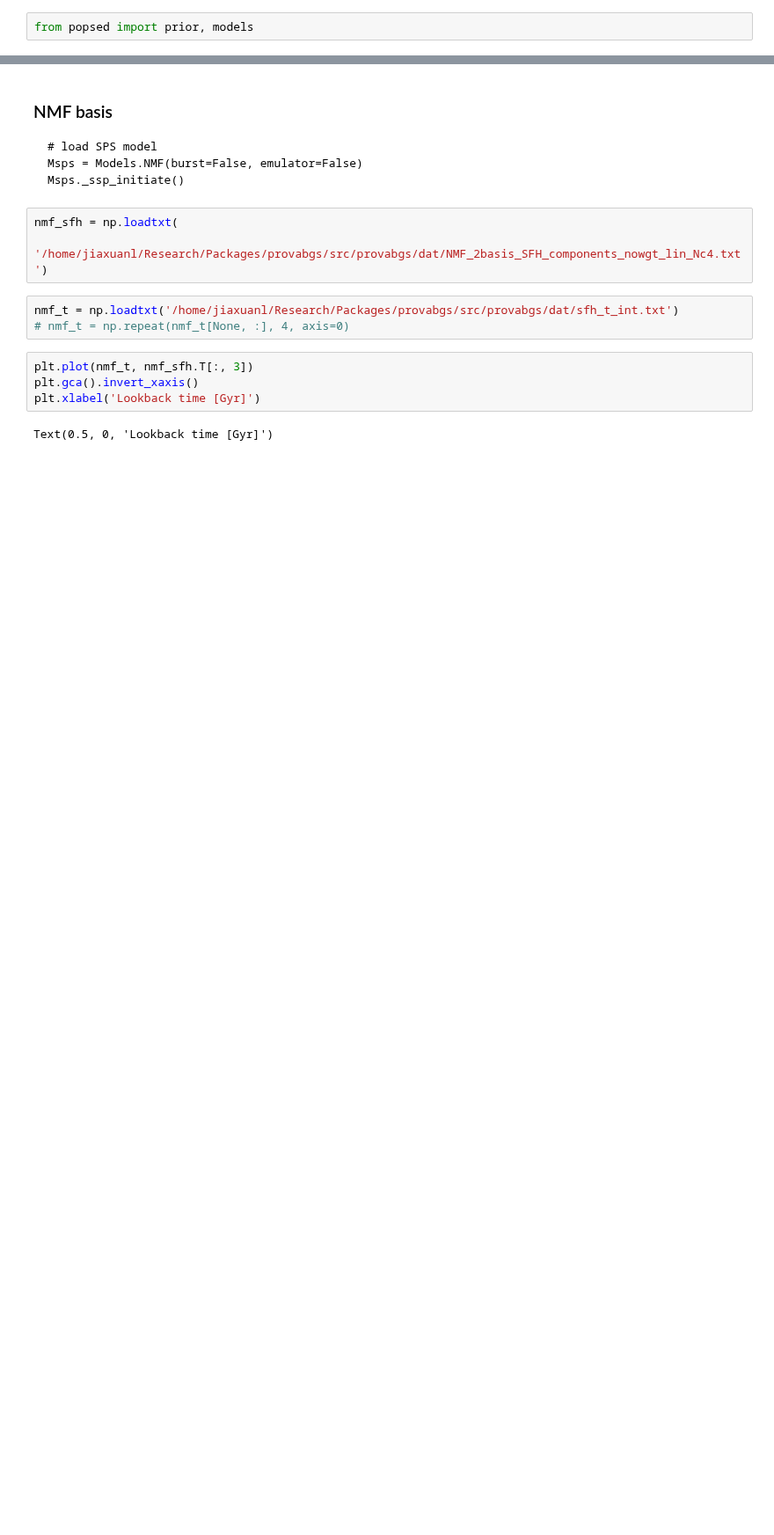
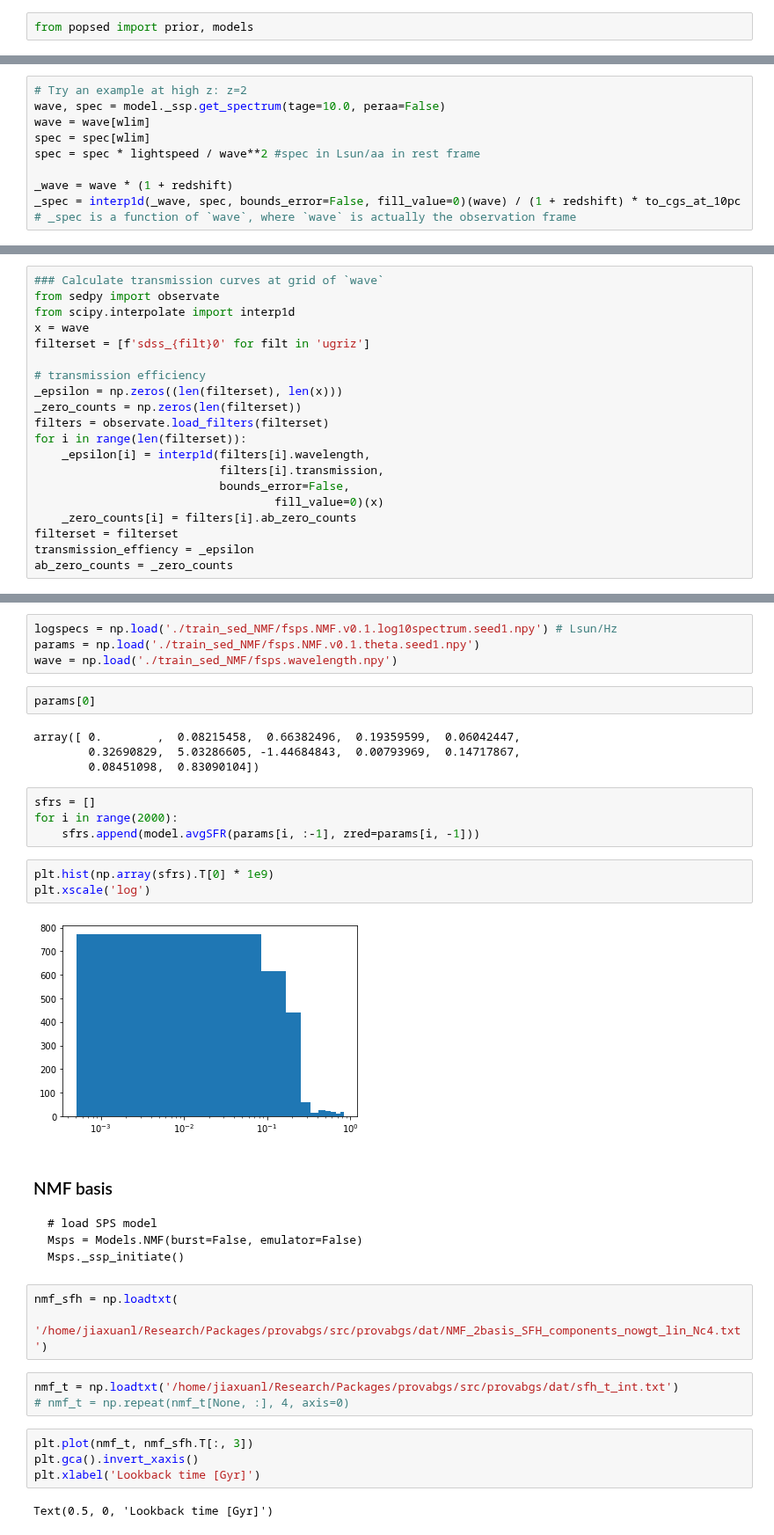
Before and after one commit to AstroJacobLi/popsed, a Jupyter notebook: notebooks/forward_model/NMF/generate_train_seds_NMF.ipynb, the cells around one changed output, grey strips where cells are left out. Shown at 88% size. Drawn from its saved outputs; the diff is of its cells as text; blank space fills up the shorter version.

````diff
--- a/notebooks/forward_model/NMF/generate_train_seds_NMF.ipynb
+++ b/notebooks/forward_model/NMF/generate_train_seds_NMF.ipynb
@@ -403,0 +197,10 @@ array([13.49895355,  8.79774247,  6.95554641,  6.22038801,  5.79331451])
+# %%
+# Try an example at high z: z=2
+wave, spec = model._ssp.get_spectrum(tage=10.0, peraa=False)
+wave = wave[wlim]
+spec = spec[wlim]
+spec = spec * lightspeed / wave**2 #spec in Lsun/aa in rest frame
+
+_wave = wave * (1 + redshift)
+_spec = interp1d(_wave, spec, bounds_error=False, fill_value=0)(wave) / (1 + redshift) * to_cgs_at_10pc
+# _spec is a function of `wave`, where `wave` is actually the observation frame
@@ -403,0 +211,20 @@ array([13.49895355,  8.79774247,  6.95554641,  6.22038801,  5.79331451])
+# %%
+### Calculate transmission curves at grid of `wave`
+from sedpy import observate
+from scipy.interpolate import interp1d
+x = wave
+filterset = [f'sdss_{filt}0' for filt in 'ugriz']
+
+# transmission efficiency
+_epsilon = np.zeros((len(filterset), len(x)))
+_zero_counts = np.zeros(len(filterset))
+filters = observate.load_filters(filterset)
+for i in range(len(filterset)):
+    _epsilon[i] = interp1d(filters[i].wavelength,
+                           filters[i].transmission,
+                           bounds_error=False,
+                                   fill_value=0)(x)
+    _zero_counts[i] = filters[i].ab_zero_counts
+filterset = filterset
+transmission_effiency = _epsilon
+ab_zero_counts = _zero_counts
@@ -404,3 +263,22 @@ array([13.49895355,  8.79774247,  6.95554641,  6.22038801,  5.79331451])
+# %%
+logspecs = np.load('./train_sed_NMF/fsps.NMF.v0.1.log10spectrum.seed1.npy') # Lsun/Hz
+params = np.load('./train_sed_NMF/fsps.NMF.v0.1.theta.seed1.npy')
+wave = np.load('./train_sed_NMF/fsps.wavelength.npy')
+# %%
+params[0]
+# %% [output]
+array([ 0.        ,  0.08215458,  0.66382496,  0.19359599,  0.06042447,
+        0.32690829,  5.03286605, -1.44684843,  0.00793969,  0.14717867,
+        0.08451098,  0.83090104])
+# %%
+sfrs = []
+for i in range(2000):
+    sfrs.append(model.avgSFR(params[i, :-1], zred=params[i, -1]))
+# %%
+plt.hist(np.array(sfrs).T[0] * 1e9)
+plt.xscale('log')
+# %% [output]
+[figure, added]
 # %% [markdown]
 ### NMF basis
 ```
````
Also changed, not shown: parts of 80 cells of this notebook, 10 other files.
